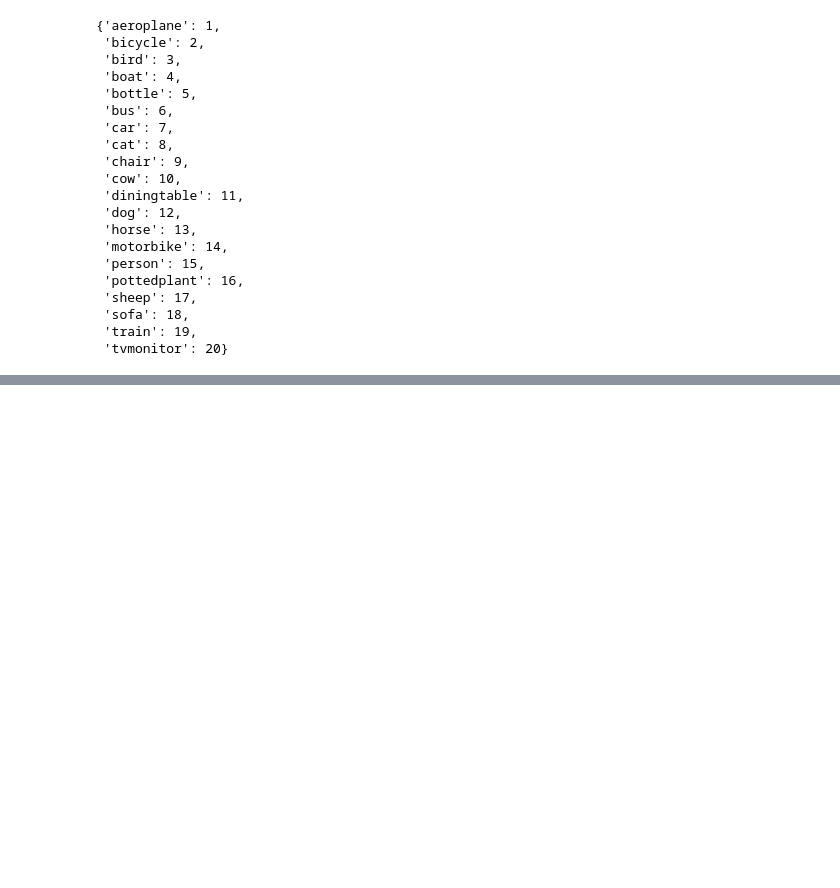
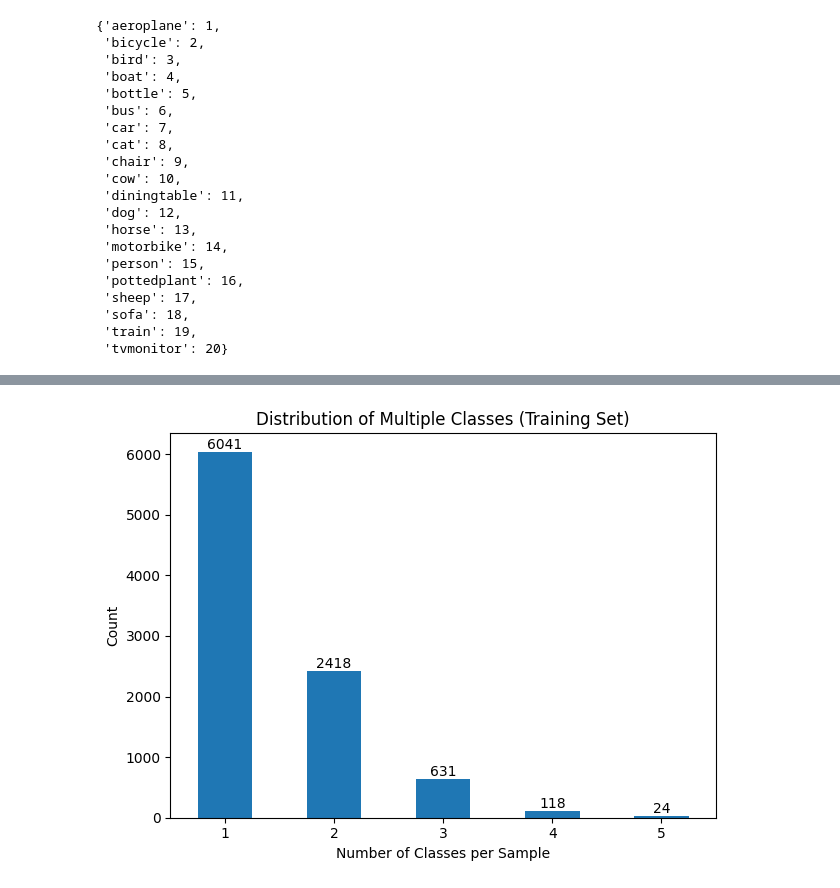
Before and after one commit to AAAlessandroP/imageRecognitionVOC2012, a Jupyter notebook: dataset_exporter.ipynb, the cells around one changed output, grey strips where cells are left out. Drawn from its saved outputs; the diff is of its cells as text; code cells hidden in the pictures; blank space fills up the shorter version.

```diff
--- a/dataset_exporter.ipynb
+++ b/dataset_exporter.ipynb
@@ -201,0 +212,6 @@ train_val_multiple_class_df.to_csv(MULTI_CLASS_PATH, index=False)
+# %%
+TRAIN_SIZE = 0.8
+VALIDATION_SIZE = 0.1
+TEST_SIZE = 0.1
+
+clone_data_multiple_class_df = data_multiple_class_df.copy()
@@ -201,0 +220,6 @@ train_val_multiple_class_df.to_csv(MULTI_CLASS_PATH, index=False)
+# %%
+train_indices = clone_data_multiple_class_df.sample(frac=TRAIN_SIZE, random_state=RANDOM_STATE).index
+train_multiple_class_df = clone_data_multiple_class_df.loc[train_indices]
+clone_data_multiple_class_df = clone_data_multiple_class_df.drop(train_indices)
+
+train_multiple_class_df
@@ -201,0 +240,16 @@ train_val_multiple_class_df.to_csv(MULTI_CLASS_PATH, index=False)
+# %%
+train_class_frequencies = train_multiple_class_df.groupby("n_classes").size()
+ax = train_class_frequencies.plot(kind="bar", legend=False)
+
+for i, v in enumerate(train_class_frequencies):
+   ax.text(i, v, str(v), ha='center', va='bottom')
+
+plt.title("Distribution of Multiple Classes (Training Set)")
+plt.xlabel("Number of Classes per Sample")
+plt.ylabel("Count")
+plt.xticks(rotation=0)
+plt.tight_layout()
+
+plt.show()
+# %% [output]
+[figure, added]
```
Also changed, not shown: parts of 55 cells of this notebook, 7 other files.
